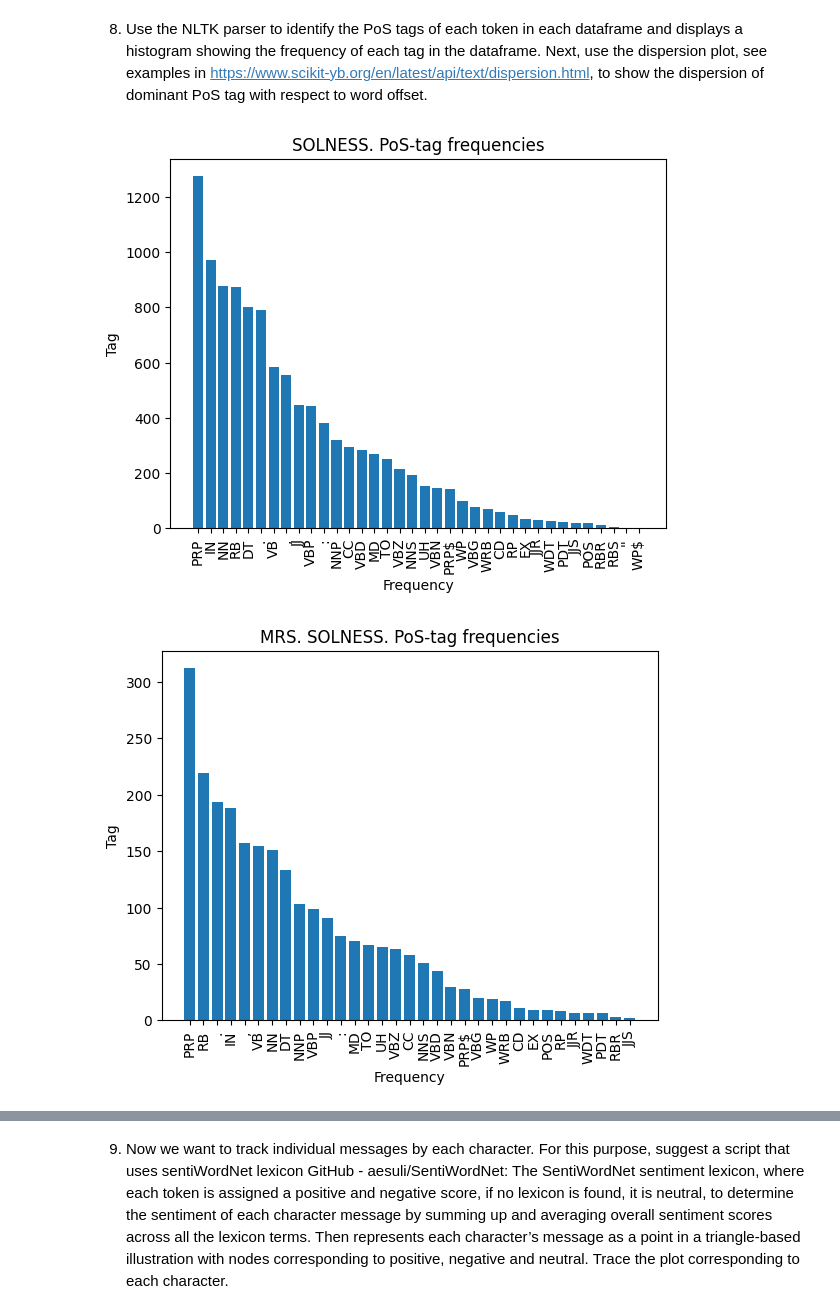
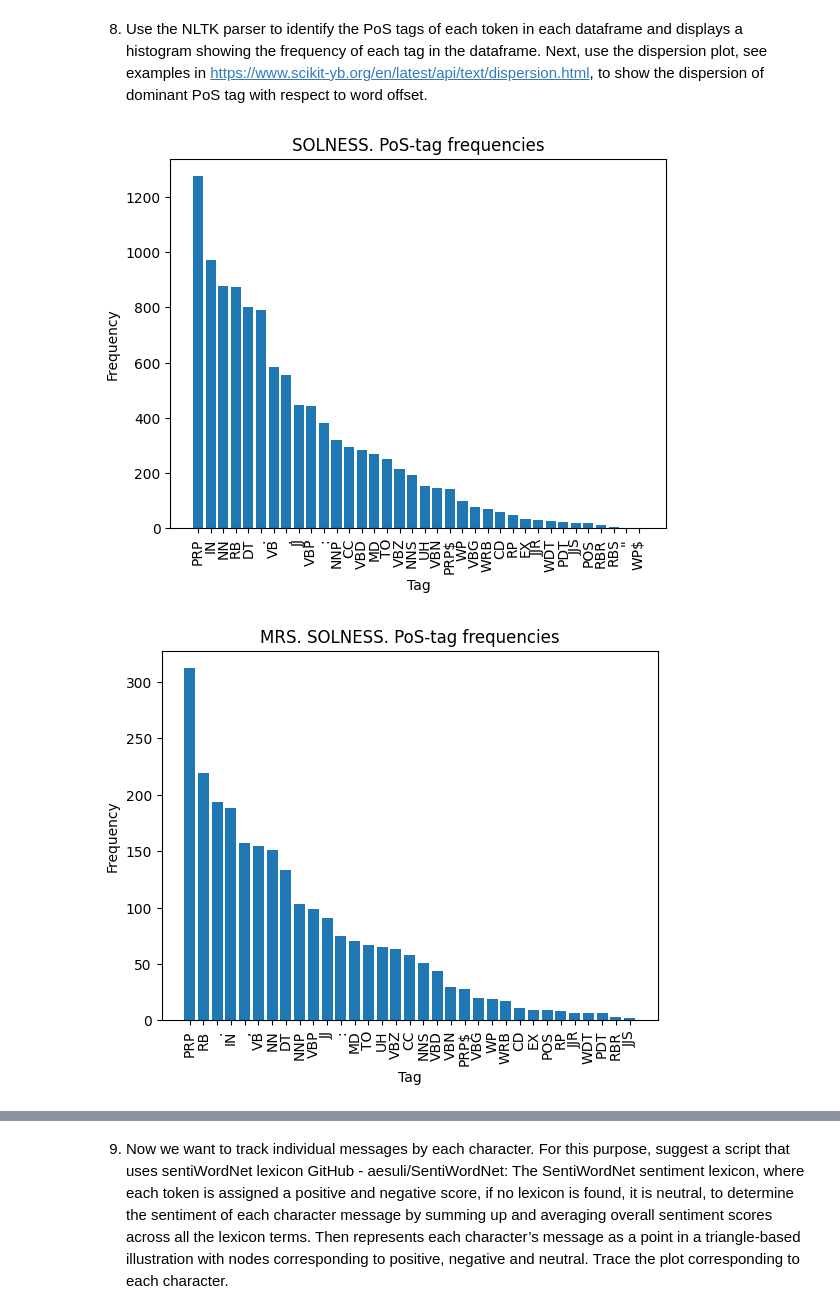
Before and after one commit to msirvio/NLP-Project, a Jupyter notebook: NovelAnalysis.ipynb, the cells around one changed output, grey strips where cells are left out. Drawn from its saved outputs; the diff is of its cells as text; code cells hidden in the pictures.

Commit message:
Task 8 Graph fix

```diff
--- a/NovelAnalysis.ipynb
+++ b/NovelAnalysis.ipynb
@@ -548,29 +548,29 @@ with respect to word offset.
 # %%
 # pip install yellowbrick
 # Yellowbrick requires python version < 3.12, so I couldn't get it to work
 #import yellowbrick
 #from yellowbrick.text import DispersionPlot
 
 for character in characters:
     tag_frequencies = dict()
     PoS_tags = dataframes[character]['PoS_tags']
 
     for tag in PoS_tags:
         tag_frequencies[tag] = tag_frequencies.get(tag, 0) + 1
 
     sorted_tags = sorted(tag_frequencies.items(), key=lambda item: item[1], reverse=True)
     #print(sorted_tags)
     tags, frequencies = zip(*sorted_tags)
 
     # Histogram
     plt.bar(tags, frequencies)
     plt.title(f'{character} PoS-tag frequencies')
-    plt.xlabel('Frequency')
+    plt.xlabel('Tag')
     plt.xticks(rotation=90)
-    plt.ylabel('Tag')
+    plt.ylabel('Frequency')
     plt.show()
 
     # Dispersion plot
 # %% [output]
-[figure, old version]
+[figure, new version]
-[figure, old version]
+[figure, new version]
```
Also changed, not shown: parts of 2 cells of this notebook.
